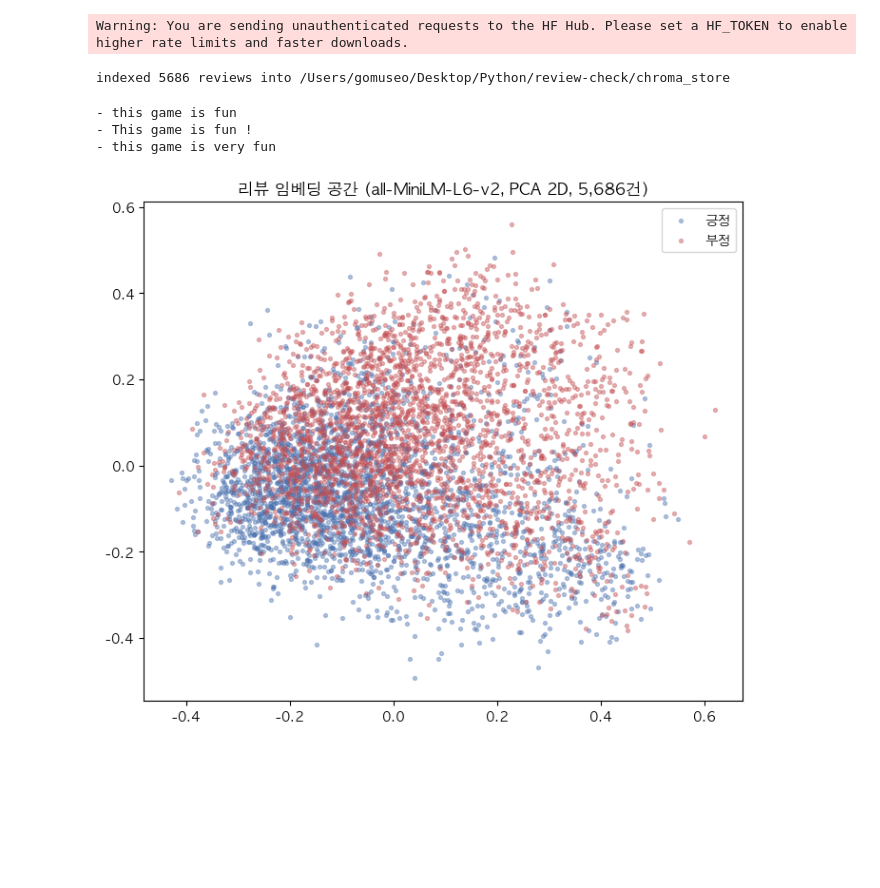
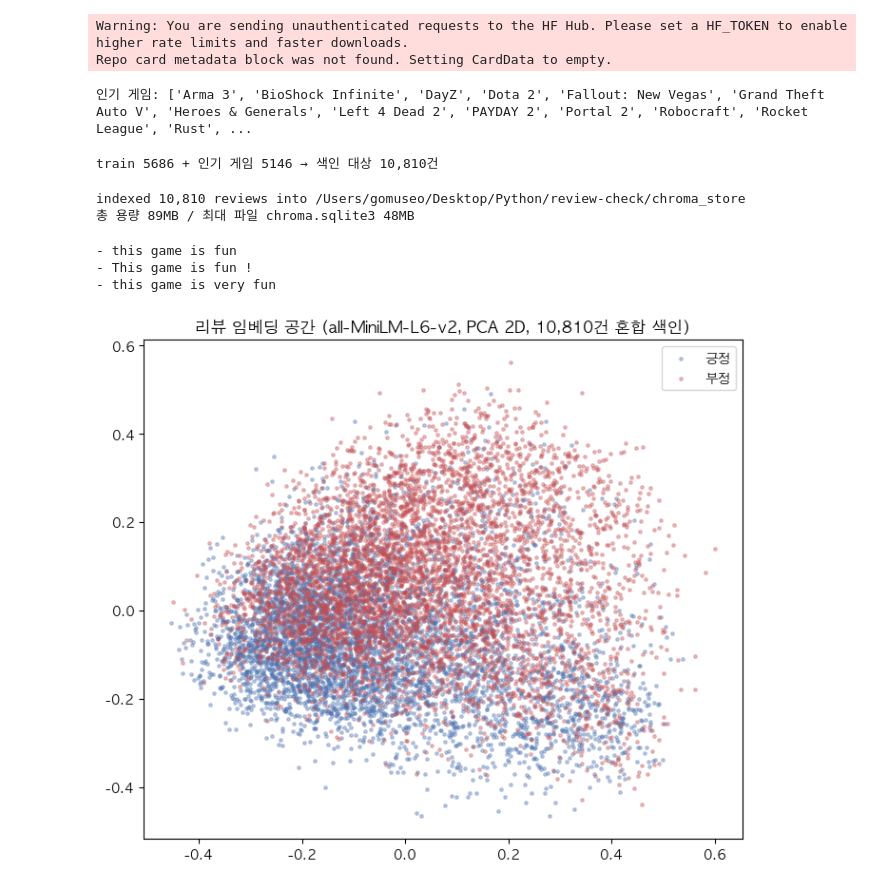
Before and after one commit to rhantj/review-check, a Jupyter notebook: notebooks/06_build_index.ipynb, the cells around one changed output. Cells and saved outputs as stored; diff of their text form; code cells hidden in the pictures; blank space fills up the shorter version.

```diff
--- a/notebooks/06_build_index.ipynb
+++ b/notebooks/06_build_index.ipynb
@@ -11,21 +15,61 @@ from pathlib import Path
 ROOT = Path.cwd().parent if Path.cwd().name == "notebooks" else Path.cwd()
 sys.path.insert(0, str(ROOT))
 
+from collections import Counter
+
 import pandas as pd
-from src.config import DATA_DIR, VECTOR_DIR, OUTPUT_DIR
+from datasets import load_dataset
+from src.config import DATA_DIR, VECTOR_DIR, OUTPUT_DIR, RANDOM_SEED
+from src.data.pipeline import clean_reviews
 from src.rag.index import build_index
 
 OUTPUT_DIR.mkdir(parents=True, exist_ok=True)
 
-df = pd.read_csv(DATA_DIR / "train.csv")
-# app_name·label을 메타데이터로 저장 → 앱에서 게임별 필터·분석에 사용
-metadatas = [{"app_name": str(a), "label": int(l)}
-             for a, l in zip(df["app_name"].fillna("(unknown)"), df["label"])]
-build_index(df["text"].tolist(), VECTOR_DIR, metadatas=metadatas)
-print(f"indexed {len(df)} reviews into {VECTOR_DIR}")
+TOP_GAMES = 20            # 추가 샘플링할 인기 게임 수
+PER_GAME_PER_LABEL = 200  # 게임당 라벨(긍/부정)별 최대 리뷰 수
+
+# ① 학습 train 전체 (이미 정제됨, app_name 포함)
+tr = pd.read_csv(DATA_DIR / "train.csv")[["text", "label", "app_name"]]
+
+# ② 원본에서 인기 게임 리뷰 추가 샘플링
+ds = load_dataset("ksang/steamreviews", split="train")
+counts = Counter(a for a in ds["app_name"] if a)
+top_games = {g for g, _ in counts.most_common(TOP_GAMES)}
+print("인기 게임:", sorted(top_games))
+
+sub = ds.filter(lambda b: [a in top_games for a in b["app_name"]], batched=True)
+pop = sub.to_pandas()[["app_name", "review_text", "review_score"]]
+pop = (pop.groupby(["app_name", "review_score"], group_keys=False)
+          .apply(lambda g: g.sample(min(len(g), PER_GAME_PER_LABEL),
+                                    random_state=RANDOM_SEED)))
+extra = clean_reviews(pop, "review_text", "review_score",
+                      normalize=True, min_words=3, extra_cols=["app_name"])
+
+# ③ 병합 (중복 리뷰 제거)
+df = (pd.concat([tr, extra])
+        .drop_duplicates(subset=["text"]).reset_index(drop=True))
+df["app_name"] = df["app_name"].fillna("(unknown)")
+print(f"train {len(tr)} + 인기 게임 {len(extra)} → 색인 대상 {len(df):,}건")
 # %% [output]
 Warning: You are sending unauthenticated requests to the HF Hub. Please set a HF_TOKEN to enable higher rate limits and faster downloads.
+Repo card metadata block was not found. Setting CardData to empty.
-indexed 5686 reviews into /Users/gomuseo/Desktop/Python/review-check/chroma_store
+인기 게임: ['Arma 3', 'BioShock Infinite', 'DayZ', 'Dota 2', 'Fallout: New Vegas', 'Grand Theft Auto V', 'Heroes & Generals', 'Left 4 Dead 2', 'PAYDAY 2', 'Portal 2', 'Robocraft', 'Rocket League', 'Rust', ...
+train 5686 + 인기 게임 5146 → 색인 대상 10,810건
+# %%
+# 색인 구축 + 용량 확인 (git 파일당 100MB 제한)
+metadatas = [{"app_name": str(a), "label": int(l)}
+             for a, l in zip(df["app_name"], df["label"])]
+build_index(df["text"].tolist(), VECTOR_DIR, metadatas=metadatas)
+print(f"indexed {len(df):,} reviews into {VECTOR_DIR}")
+
+biggest = max(VECTOR_DIR.rglob("*"), key=lambda p: p.stat().st_size if p.is_file() else 0)
+total_mb = sum(p.stat().st_size for p in VECTOR_DIR.rglob("*") if p.is_file()) / 1e6
+big_mb = biggest.stat().st_size / 1e6
+print(f"총 용량 {total_mb:.0f}MB / 최대 파일 {biggest.name} {big_mb:.0f}MB")
+assert big_mb < 95, "git 100MB 제한 초과 위험 — PER_GAME_PER_LABEL을 줄이세요"
+# %% [output]
+indexed 10,810 reviews into /Users/gomuseo/Desktop/Python/review-check/chroma_store
+총 용량 89MB / 최대 파일 chroma.sqlite3 48MB
 # %%
 # 검색 스모크 테스트
 from src.rag.index import get_collection
@@ -40,27 +84,27 @@ for doc in res["documents"][0]:
 # %%
 # 임베딩 공간 시각화: PCA 2D, 리뷰 감성 라벨로 색상 구분
 import numpy as np
 import matplotlib.pyplot as plt
 from sklearn.decomposition import PCA
 
 plt.rcParams["font.family"] = "AppleGothic"
 plt.rcParams["axes.unicode_minus"] = False
 
-got = col.get(include=["embeddings"])
-order = np.argsort([int(i) for i in got["ids"]])  # id 순서를 df 순서와 맞춤
+got = col.get(include=["embeddings", "metadatas"])
+order = np.argsort([int(i) for i in got["ids"]])
 embs = np.array(got["embeddings"])[order]
-labels = df["label"].to_numpy()
+labels = np.array([m["label"] for m in got["metadatas"]])[order]
 
 pts = PCA(n_components=2, random_state=42).fit_transform(embs)
 
 fig, ax = plt.subplots(figsize=(7, 6))
 for lab, name, color in [(1, "긍정", "#4c72b0"), (0, "부정", "#c44e52")]:
     m = labels == lab
-    ax.scatter(pts[m, 0], pts[m, 1], s=8, alpha=0.4, label=name, color=color)
-ax.set_title(f"리뷰 임베딩 공간 (all-MiniLM-L6-v2, PCA 2D, {len(df):,}건)")
+    ax.scatter(pts[m, 0], pts[m, 1], s=6, alpha=0.35, label=name, color=color)
+ax.set_title(f"리뷰 임베딩 공간 (all-MiniLM-L6-v2, PCA 2D, {len(labels):,}건 혼합 색인)")
 ax.legend()
 plt.tight_layout()
-fig.savefig(OUTPUT_DIR / "06_embedding_pca_v2.png", dpi=150, bbox_inches="tight")
+fig.savefig(OUTPUT_DIR / "06_embedding_pca_v3.png", dpi=150, bbox_inches="tight")
 plt.show()
 # %% [output]
-[figure, old version]
+[figure, new version]
```
Also changed, not shown: parts of 1 cell of this notebook, 9 other files.
